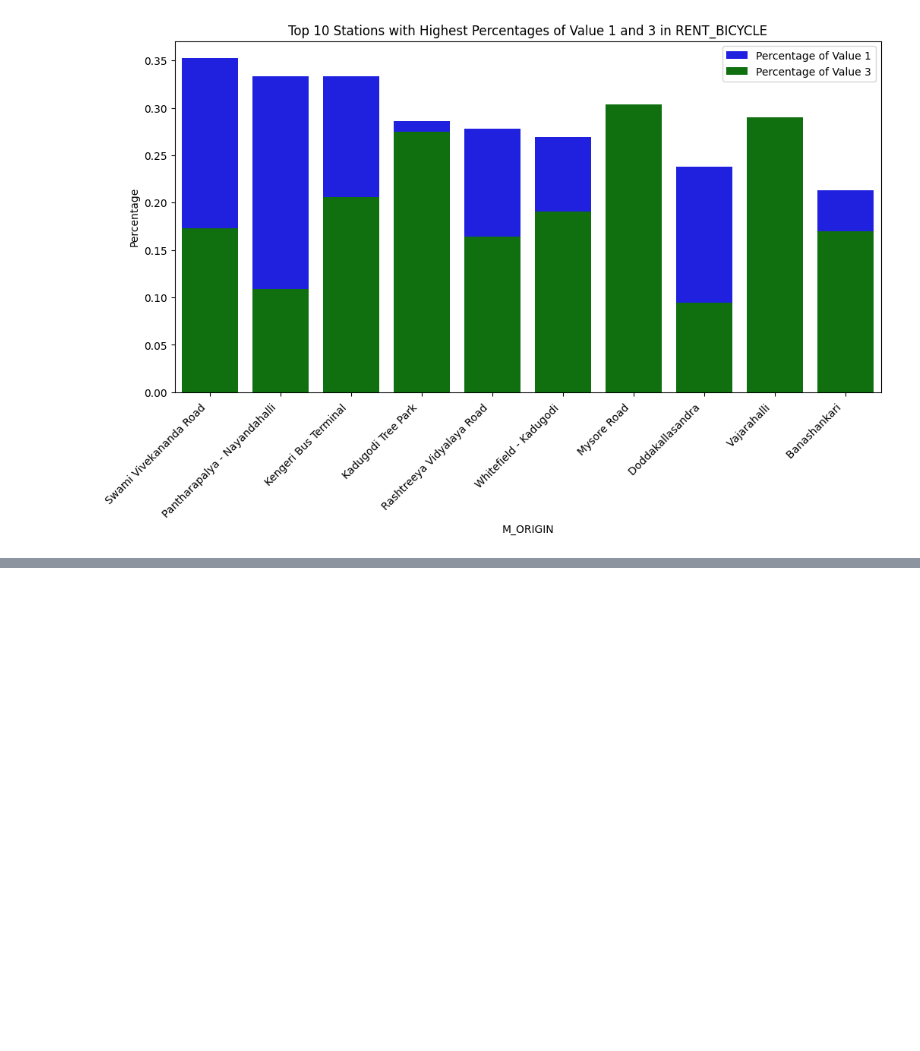
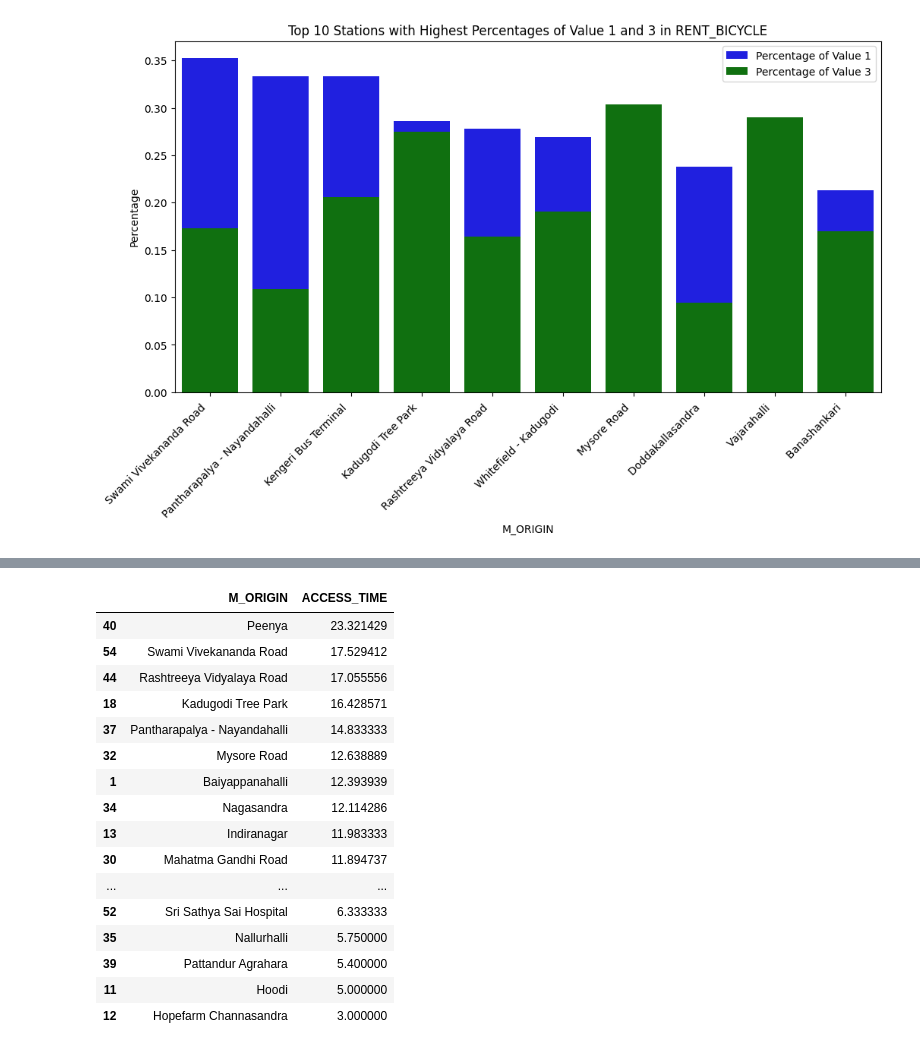
Before and after one commit to Gavaskar24/Metro, a Jupyter notebook: EDA subcodes/station_counts.ipynb, the cells around one changed output, grey strips where cells are left out. Drawn from its saved outputs; the diff is of its cells as text; code cells hidden in the pictures; blank space fills up the shorter version.

```diff
--- a/EDA subcodes/station_counts.ipynb
+++ b/EDA subcodes/station_counts.ipynb
@@ -652,0 +750,30 @@ plt.show()
+# %%
+# Lets group the data frame by M_ORIGIN and compute average ACCESS_TIME for each M_ORIGIN type
+df_group_one=df[['M_ORIGIN','ACCESS_TIME']]
+
+#lets calculate the average ACCESS_TIME for each M_ORIGIN category.
+df_group_one=df_group_one.groupby(['M_ORIGIN'],as_index=False).mean()
+
+# print all values sorted by descending order
+np.printoptions(precision=3)
+# np.set_printoptions(threshold=np.inf)
+pd.set_option('display.max_rows', None)
+df_group_one.sort_values(['ACCESS_TIME'], ascending=False)
+# %% [output]
+|  | M_ORIGIN | ACCESS_TIME |
+| 40 | Peenya | 23.321429 |
+| 54 | Swami Vivekananda Road | 17.529412 |
+| 44 | Rashtreeya Vidyalaya Road | 17.055556 |
+| 18 | Kadugodi Tree Park | 16.428571 |
+| 37 | Pantharapalya - Nayandahalli | 14.833333 |
+| 32 | Mysore Road | 12.638889 |
+| 1 | Baiyappanahalli | 12.393939 |
+| 34 | Nagasandra | 12.114286 |
+| 13 | Indiranagar | 11.983333 |
+| 30 | Mahatma Gandhi Road | 11.894737 |
+| ... | ... | ... |
+| 52 | Sri Sathya Sai Hospital | 6.333333 |
+| 35 | Nallurhalli | 5.750000 |
+| 39 | Pattandur Agrahara | 5.400000 |
+| 11 | Hoodi | 5.000000 |
+| 12 | Hopefarm Channasandra | 3.000000 |
```
Also changed, not shown: parts of 10 cells of this notebook, 4 other files.
